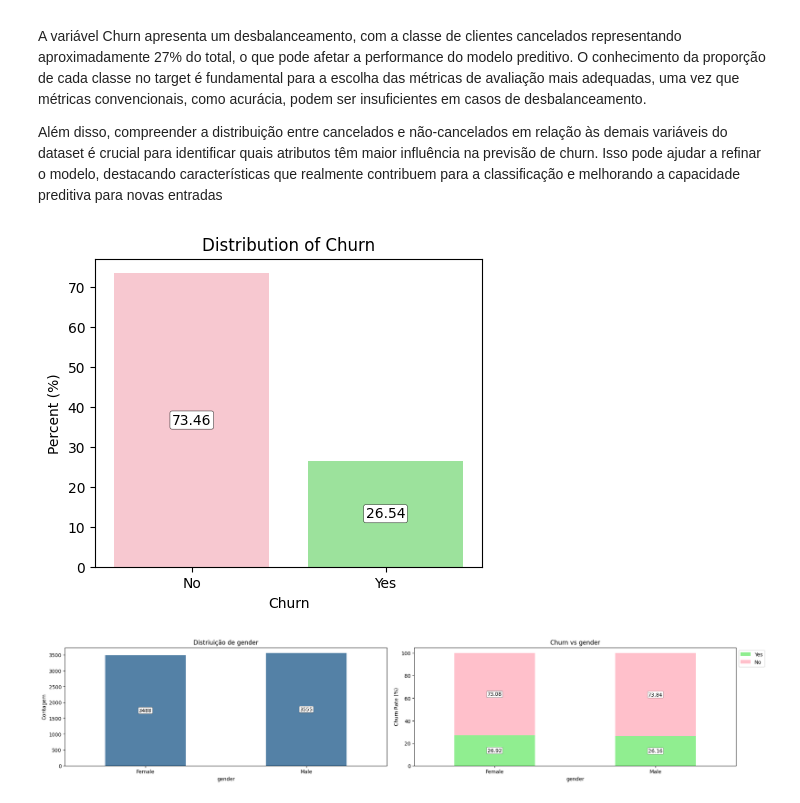
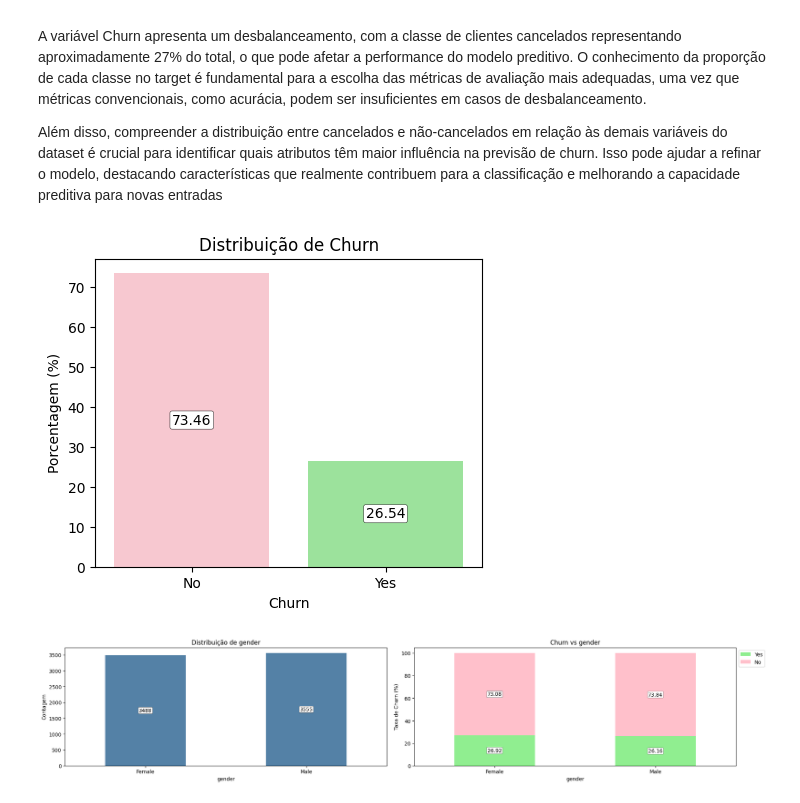
Before and after one commit to rdgdelfino/MVP_MachineLearning_Churn, a Jupyter notebook: MVP_MachineLearning_Churn.ipynb, the cells around one changed output. Saved outputs shown, nothing was run; the diff lists cells and outputs as text; code cells hidden in the pictures.

```diff
--- a/MVP_MachineLearning_Churn.ipynb
+++ b/MVP_MachineLearning_Churn.ipynb
@@ -218,18 +218,18 @@ A variável Churn apresenta um desbalanceamento, com a classe de clientes cancel
 
 Além disso, compreender a distribuição entre cancelados e não-cancelados em relação às demais variáveis do dataset é crucial para identificar quais atributos têm maior influência na previsão de churn. Isso pode ajudar a refinar o modelo, destacando características que realmente contribuem para a classificação e melhorando a capacidade preditiva para novas entradas
 # %%
-df_count = (df_churn['Churn'].value_counts(normalize=True).round(4) * 100).reset_index(name='Percent (%)')
+df_count = (df_churn['Churn'].value_counts(normalize=True).round(4) * 100).reset_index(name='Porcentagem (%)')
 bbox = {'boxstyle': 'round', 'facecolor': '#ffffff', 'linewidth': 0.3, 'pad': 0.15}
 palette = {'Yes':'lightgreen', 'No':'pink'}
 sns.set_palette("pastel")
 fig, ax = plt.subplots(1, 1, figsize=(5, 4))
-sns.barplot(data=df_count, x='Churn', y='Percent (%)', palette=palette)
+sns.barplot(data=df_count, x='Churn', y='Porcentagem (%)', palette=palette)
 ax.bar_label(ax.containers[0], label_type='center', bbox=bbox)
 ax.bar_label(ax.containers[1], label_type='center', bbox=bbox)
-ax.set_title('Distribution of Churn');
+ax.set_title('Distribuição de Churn');
 plt.show()
 # %% [output]
-[figure, old version]
+[figure, new version]
 # %%
 # Seleção das variáveis categórias
 
```
Also changed, not shown: parts of 2 cells of this notebook.
